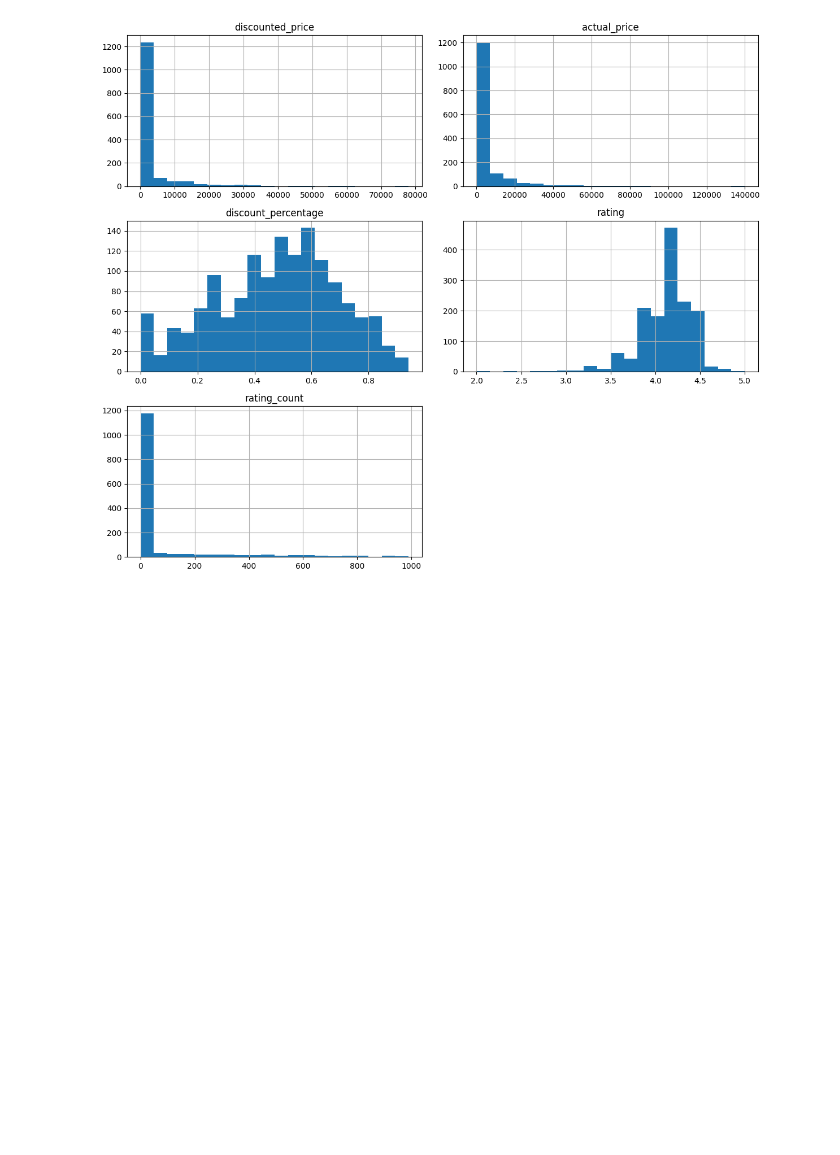
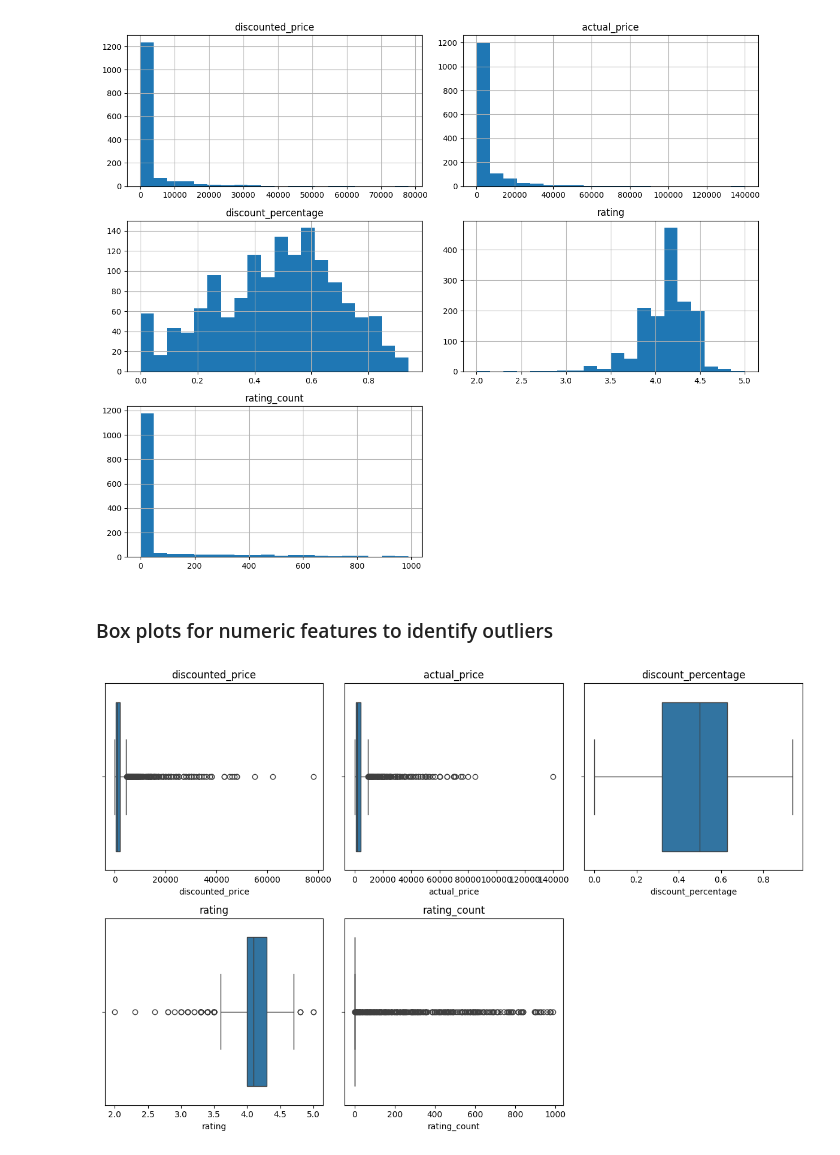
Before and after one commit to samwanyua/Amazon-UK-Products-EDA-ML-Project, a Jupyter notebook: Notebook.ipynb, the cells around one changed output. Drawn from its saved outputs; the diff is of its cells as text; code cells hidden in the pictures; blank space fills up the shorter version.

Commit message:
EDA and Data visualization

```diff
--- a/Notebook.ipynb
+++ b/Notebook.ipynb
@@ -152,3 +152,16 @@ plt.tight_layout()
 plt.show()
 # %% [output]
 [figure]
+# %% [markdown]
+### Box plots for numeric features to identify outliers
+# %%
+plt.figure(figsize=(12,8))
+for i, feature  in enumerate(numeric_features, 1):
+    plt.subplot(2,3,i)
+    sns.boxplot(x=df[feature])
+    plt.title(feature)
+
+plt.tight_layout()
+plt.show()
+# %% [output]
+[figure, added]
```
